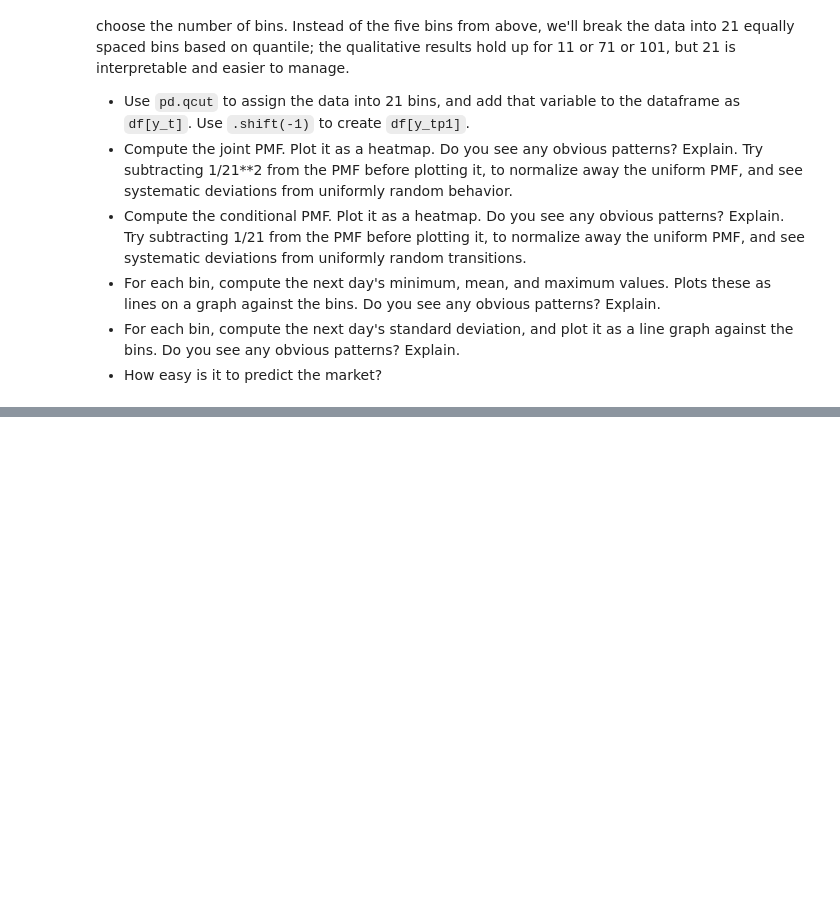
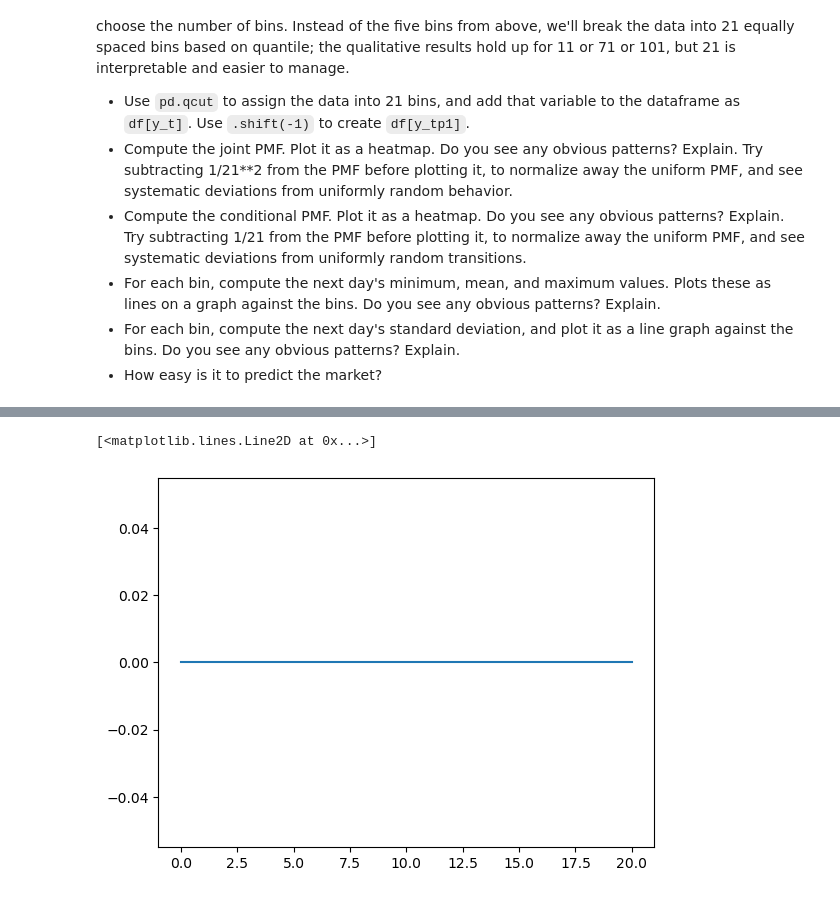
Before and after one commit to sayuri005/uu_markov, a Jupyter notebook: lab_1/lab.ipynb, the cells around one changed output, grey strips where cells are left out. Drawn from its saved outputs; the diff is of its cells as text; code cells hidden in the pictures; blank space fills up the shorter version.

```diff
--- a/lab_1/lab.ipynb
+++ b/lab_1/lab.ipynb
@@ -80,0 +250,22 @@ The choice of five bins was arbitrary. For more realistic or complex models, we'
+# %%
+df['y_t'] = pd.qcut(
+    df['market_return_pct'], q=21, labels=False
+)
+df['y_tp1'] = df['y_t'].shift(-1)
+# %%
+
+#how to plot against the bins
+bins21 = range(21)
+all_min = []
+all_mean = []
+all_max = []
+for x in sorted(df['y_t'].dropna().unique()):
+    tomorrow = df.loc[df['y_t'] == x, 'y_tp1'].dropna()   # tomorrow's values for days where today == x
+    all_min.append(tomorrow.min())
+    all_mean.append(tomorrow.mean())
+    all_max.append(tomorrow.max())
+# %%
+plt.plot(bins21,all_min)
+# %% [output]
+[<matplotlib.lines.Line2D at 0x...>]
+[figure, added]
```
Also changed, not shown: parts of 31 cells of this notebook.
